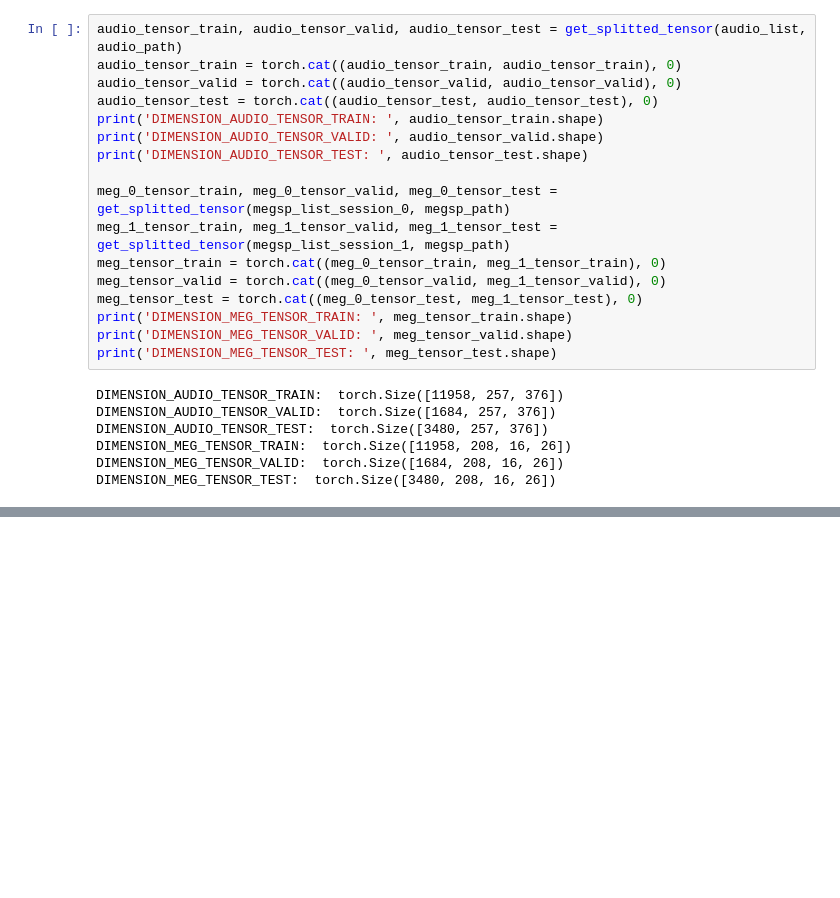
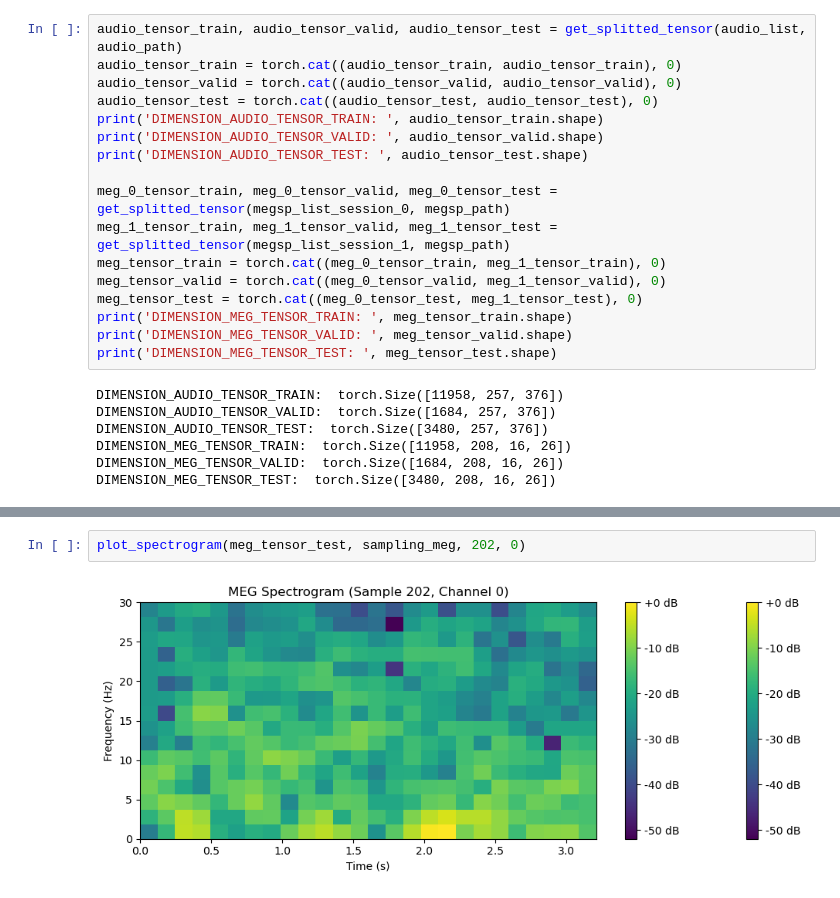
Before and after one commit to neoayanami/meg-encoding, a Jupyter notebook: code/run_train.ipynb, the cells around one changed output, grey strips where cells are left out. Cells and saved outputs as stored; diff of their text form; blank space fills up the shorter version.

```diff
--- a/code/run_train.ipynb
+++ b/code/run_train.ipynb
@@ -85,0 +125,4 @@ test_loader = DataLoader(test_dataset, batch_size=batch_size, shuffle=False)
+# %%
+plot_spectrogram(meg_tensor_test, sampling_meg, 202, 0)
+# %% [output]
+[figure, added]
```
Also changed, not shown: parts of 5 cells of this notebook.
